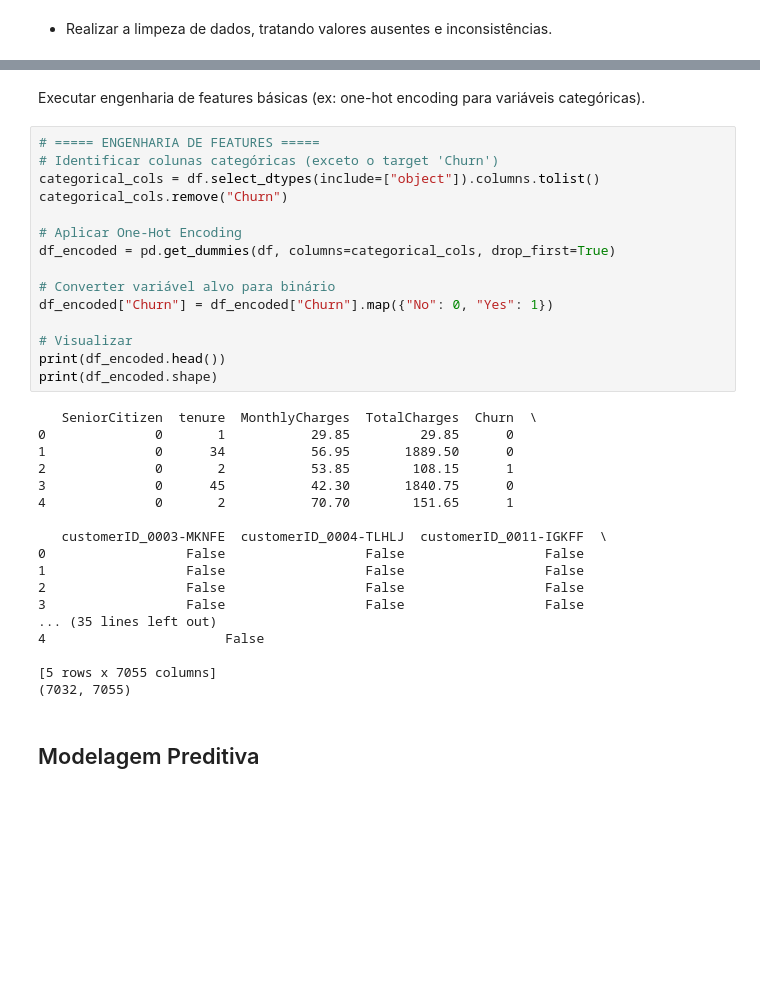
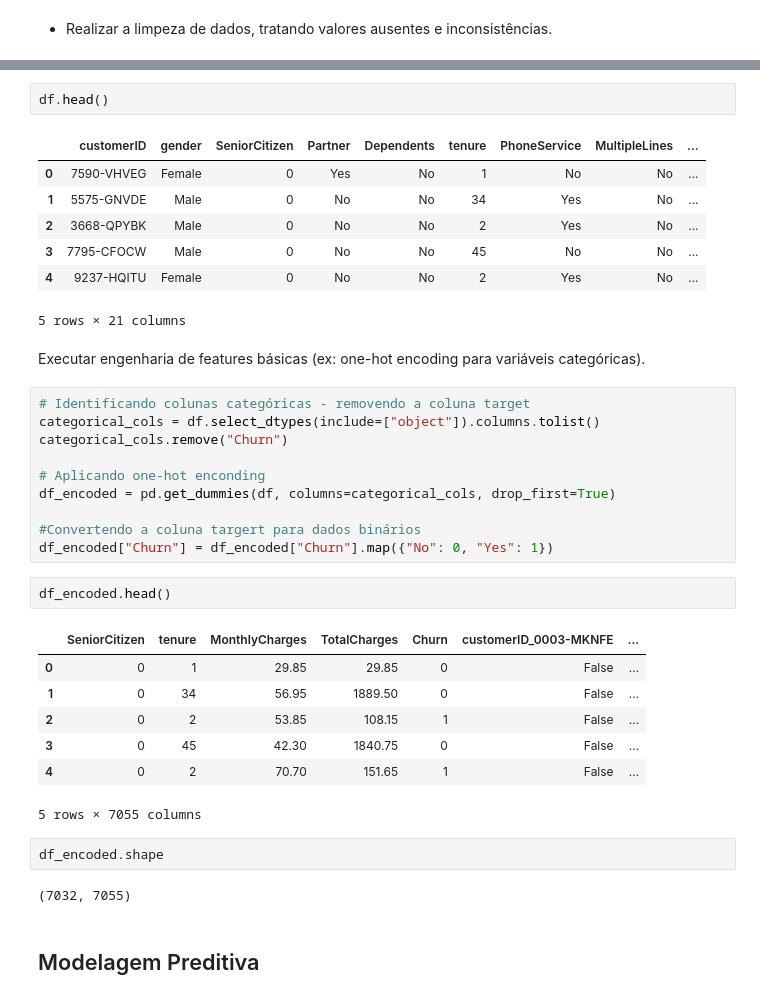
Before and after one commit to carolinarutililima/Telco_Customer_Churn_data, a Jupyter notebook: code.ipynb, the cells around one changed output, grey strips where cells are left out. Drawn from its saved outputs; the diff is of its cells as text; blank space fills up the shorter version.

```diff
--- a/code.ipynb
+++ b/code.ipynb
@@ -119,38 +114,39 @@ DeviceProtection     object
+# %%
+df.head()
+# %% [output]
+|  | customerID | gender | SeniorCitizen | Partner | Dependents | tenure | PhoneService | MultipleLines | ... |
+| 0 | 7590-VHVEG | Female | 0 | Yes | No | 1 | No | No | ... |
+| 1 | 5575-GNVDE | Male | 0 | No | No | 34 | Yes | No | ... |
+| 2 | 3668-QPYBK | Male | 0 | No | No | 2 | Yes | No | ... |
+| 3 | 7795-CFOCW | Male | 0 | No | No | 45 | No | No | ... |
+| 4 | 9237-HQITU | Female | 0 | No | No | 2 | Yes | No | ... |
+5 rows × 21 columns
 # %% [markdown]
 Executar engenharia de features básicas (ex: one-hot encoding para variáveis categóricas).
 # %%
-# ===== ENGENHARIA DE FEATURES =====
-# Identificar colunas categóricas (exceto o target 'Churn')
+# Identificando colunas categóricas - removendo a coluna target
 categorical_cols = df.select_dtypes(include=["object"]).columns.tolist()
 categorical_cols.remove("Churn")
 
-# Aplicar One-Hot Encoding
+# Aplicando one-hot enconding
 df_encoded = pd.get_dummies(df, columns=categorical_cols, drop_first=True)
 
-# Converter variável alvo para binário
+#Convertendo a coluna targert para dados binários
 df_encoded["Churn"] = df_encoded["Churn"].map({"No": 0, "Yes": 1})
-
-# Visualizar
-print(df_encoded.head())
-print(df_encoded.shape)
-# %% [output]
-   SeniorCitizen  tenure  MonthlyCharges  TotalCharges  Churn  \
-0              0       1           29.85         29.85      0
-1              0      34           56.95       1889.50      0
-2              0       2           53.85        108.15      1
-3              0      45           42.30       1840.75      0
-4              0       2           70.70        151.65      1
-
-   customerID_0003-MKNFE  customerID_0004-TLHLJ  customerID_0011-IGKFF  \
-0                  False                  False                  False
-1                  False                  False                  False
-2                  False                  False                  False
-3                  False                  False                  False
-... (35 lines left out)
-4                       False
-
-[5 rows x 7055 columns]
-(7032, 7055)
+# %%
+df_encoded.head()
+# %% [output]
+|  | SeniorCitizen | tenure | MonthlyCharges | TotalCharges | Churn | customerID_0003-MKNFE | ... |
+| 0 | 0 | 1 | 29.85 | 29.85 | 0 | False | ... |
+| 1 | 0 | 34 | 56.95 | 1889.50 | 0 | False | ... |
+| 2 | 0 | 2 | 53.85 | 108.15 | 1 | False | ... |
+| 3 | 0 | 45 | 42.30 | 1840.75 | 0 | False | ... |
+| 4 | 0 | 2 | 70.70 | 151.65 | 1 | False | ... |
+5 rows × 7055 columns
+# %%
+df_encoded.shape
+# %% [output]
+(7032, 7055)
 # %% [markdown]
 ## Modelagem Preditiva
 # %% [markdown]
```
Also changed, not shown: parts of 16 cells of this notebook, 1 other file.
